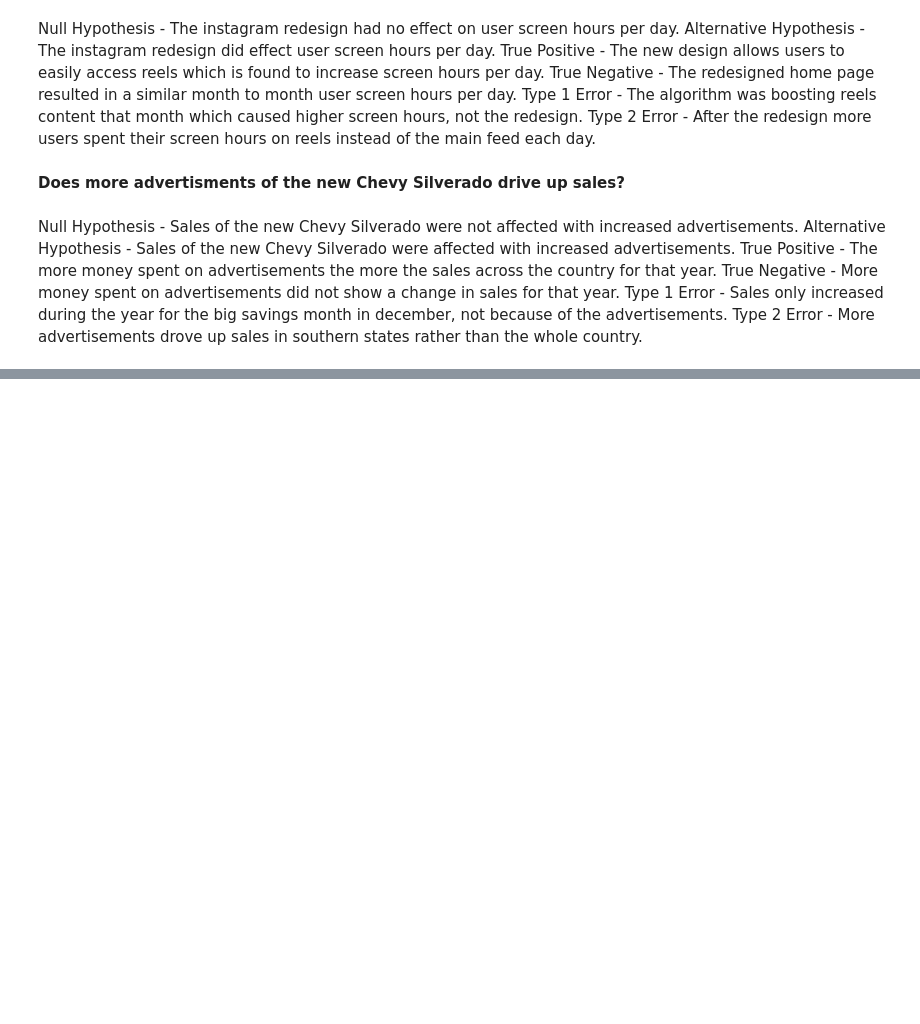
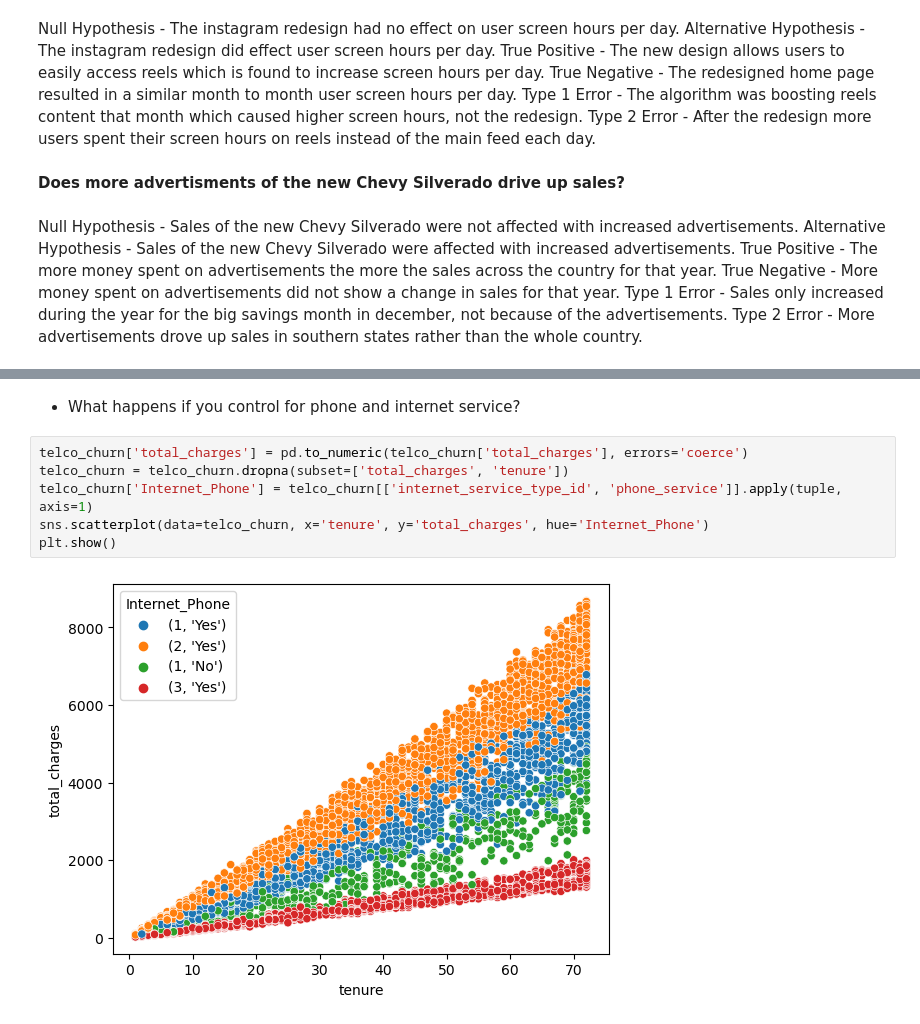
Before and after one commit to Jacob-Ball22/stats-exercises, a Jupyter notebook: hypothesis_testing.ipynb, the cells around one changed output, grey strips where cells are left out. Drawn from its saved outputs; the diff is of its cells as text; blank space fills up the shorter version.

```diff
--- a/hypothesis_testing.ipynb
+++ b/hypothesis_testing.ipynb
@@ -27,0 +378,10 @@ Type 2 Error - More advertisements drove up sales in southern states rather than
+# %% [markdown]
+* What happens if you control for phone and internet service?
+# %%
+telco_churn['total_charges'] = pd.to_numeric(telco_churn['total_charges'], errors='coerce')
+telco_churn = telco_churn.dropna(subset=['total_charges', 'tenure'])
+telco_churn['Internet_Phone'] = telco_churn[['internet_service_type_id', 'phone_service']].apply(tuple, axis=1)
+sns.scatterplot(data=telco_churn, x='tenure', y='total_charges', hue='Internet_Phone')
+plt.show()
+# %% [output]
+[figure, added]
```
Also changed, not shown: parts of 62 cells of this notebook.
